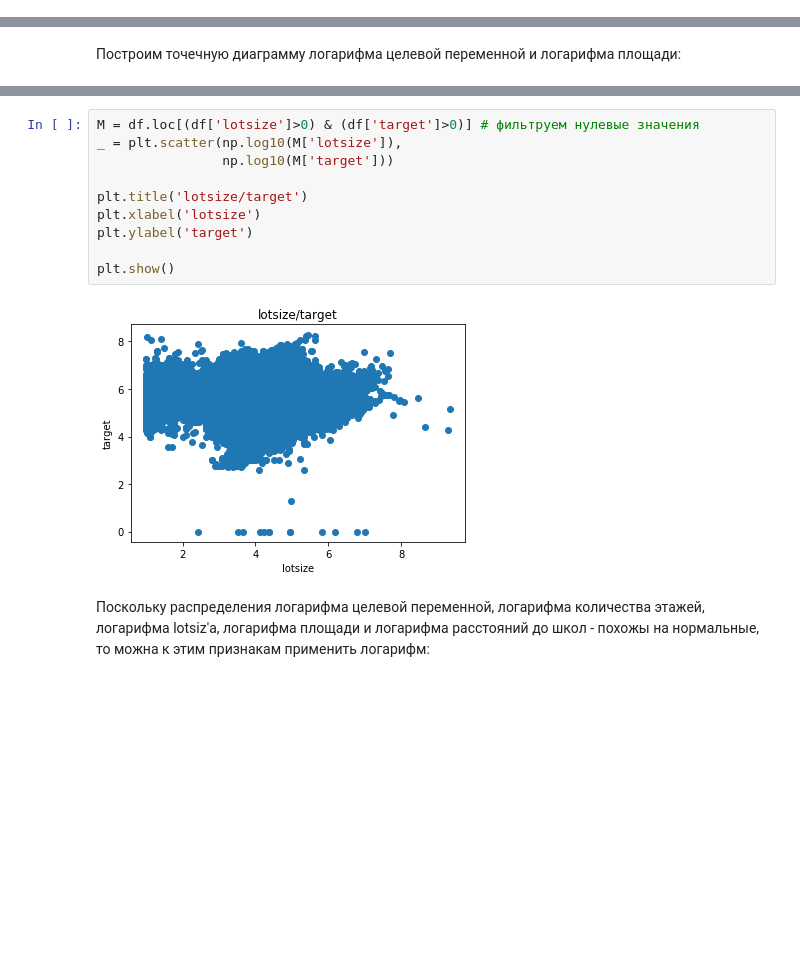
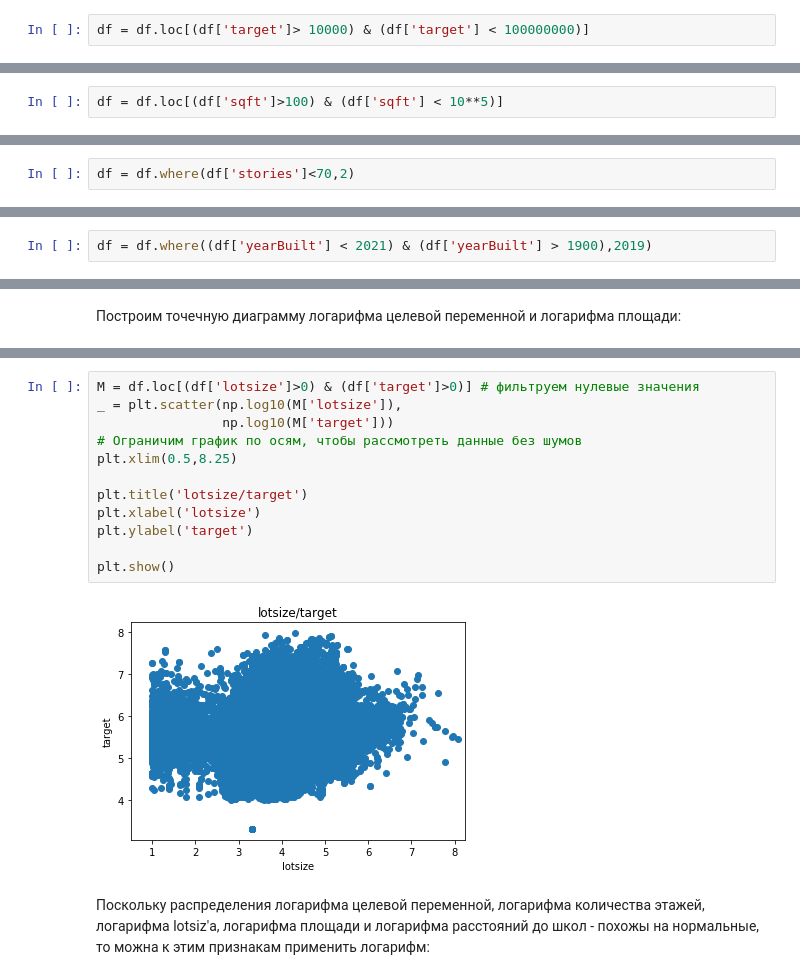
Before and after one commit to AndruKP/house-prices-prediction, a Jupyter notebook: house_prices_prediction.ipynb, the cells around one changed output, grey strips where cells are left out. Saved outputs shown, nothing was run; the diff lists cells and outputs as text; blank space fills up the shorter version.

```diff
--- a/house_prices_prediction.ipynb
+++ b/house_prices_prediction.ipynb
@@ -505,0 +517,2 @@ plt.show()
+# %%
+df = df.loc[(df['target']> 10000) & (df['target'] < 100000000)]
@@ -514,0 +537,2 @@ plt.show()
+# %%
+df = df.loc[(df['sqft']>100) & (df['sqft'] < 10**5)]
@@ -537 +568,3 @@ plt.show()
+# %%
+df = df.where(df['stories']<70,2)
 # %% [markdown]
@@ -573 +608,3 @@ plt.show()
+# %%
+df = df.where((df['yearBuilt'] < 2021) & (df['yearBuilt'] > 1900),2019)
 # %% [markdown]
@@ -669,15 +706,17 @@ plt.show()
 # %%
 M = df.loc[(df['lotsize']>0) & (df['target']>0)] # фильтруем нулевые значения
 _ = plt.scatter(np.log10(M['lotsize']),
                 np.log10(M['target']))
+# Ограничим график по осям, чтобы рассмотреть данные без шумов
+plt.xlim(0.5,8.25)
 
 plt.title('lotsize/target')
 plt.xlabel('lotsize')
 plt.ylabel('target')
 
 plt.show()
 # %% [output]
-[figure, old version]
+[figure, new version]
 # %% [markdown]
 Поскольку распределения логарифма целевой переменной, логарифма количества этажей, логарифма lotsiz'а, логарифма площади и логарифма расстояний до школ - похожы на нормальные, то можна к этим признакам применить логарифм:
 # %%
```
Also changed, not shown: parts of 105 cells of this notebook.
